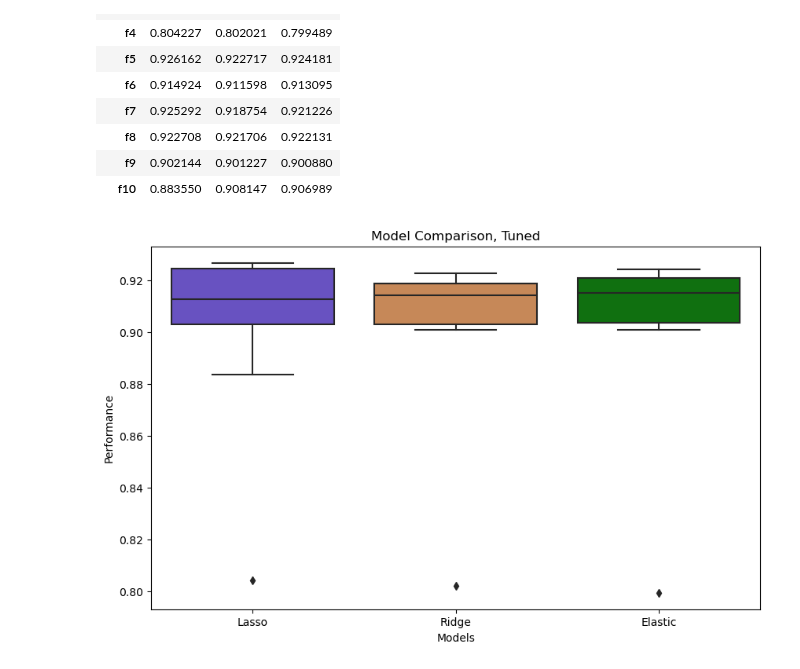
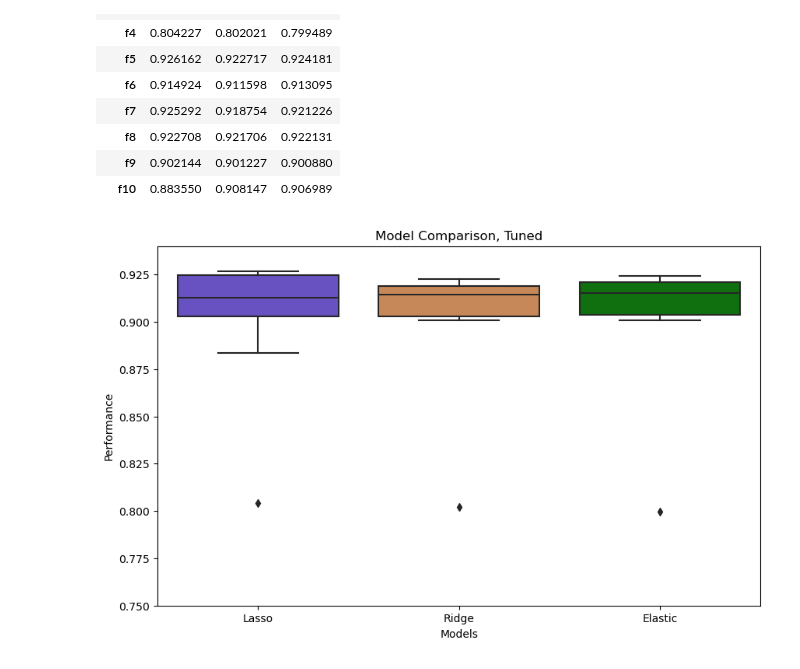
Before and after one commit to dimmediato/ML_Ames_Housing, a Jupyter notebook: Pipeline Python Final/Regression_Models.ipynb, the cells around one changed output. Saved outputs shown, nothing was run; the diff lists cells and outputs as text; code cells hidden in the pictures.

```diff
--- a/Pipeline Python Final/Regression_Models.ipynb
+++ b/Pipeline Python Final/Regression_Models.ipynb
@@ -635,12 +643,13 @@ model_stats_tuned
 # %%
 import seaborn as sns
 palette = ['#5D3FD3', '#d88546', '#008000']
 # Create the boxplot
 plt.figure(figsize=(10, 6))
 sns.boxplot(data=model_stats_tuned, palette=palette)
 plt.xlabel('Models')
 plt.ylabel('Performance')
 plt.title('Model Comparison, Tuned')
+plt.ylim(.75, .94)
 plt.show()
 # %% [output]
-[figure, old version]
+[figure, new version]
```
Also changed, not shown: parts of 9 cells of this notebook, 2 other files.
